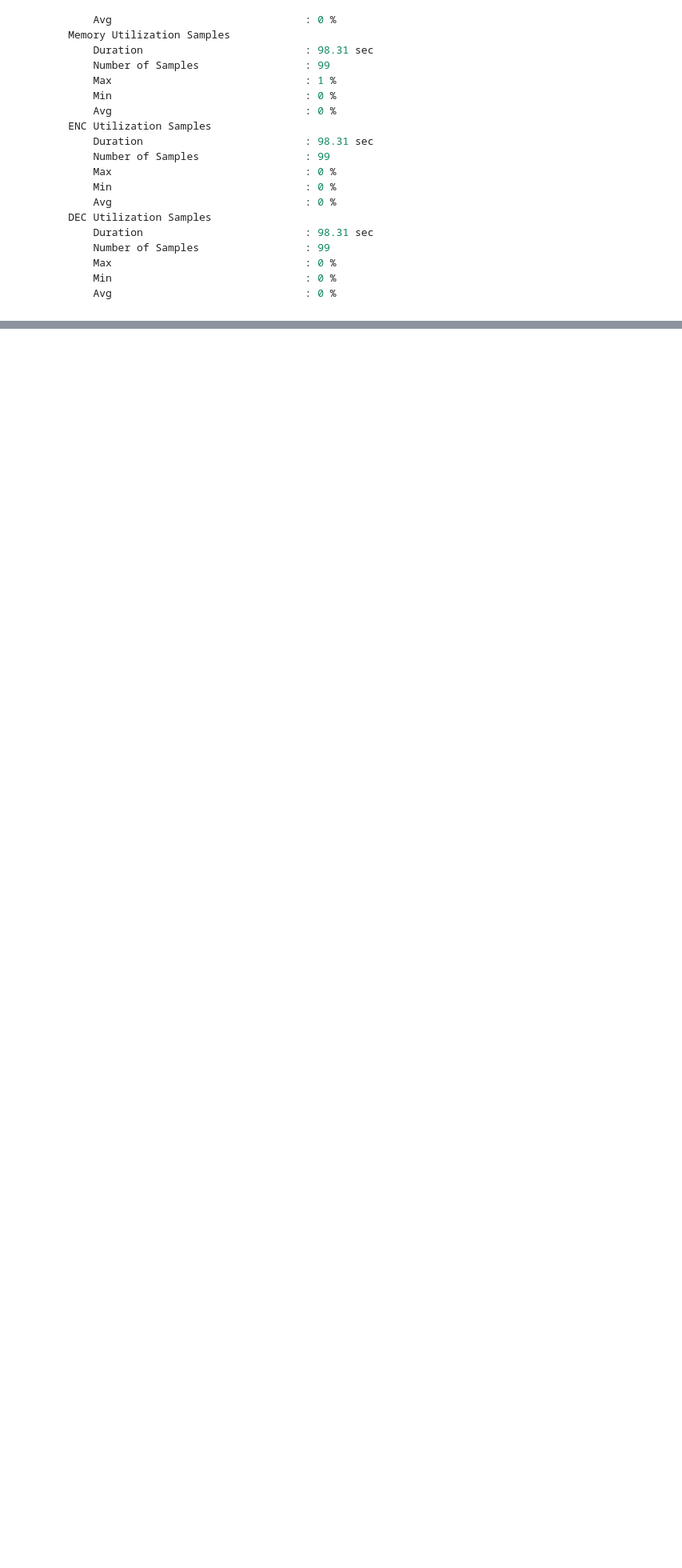
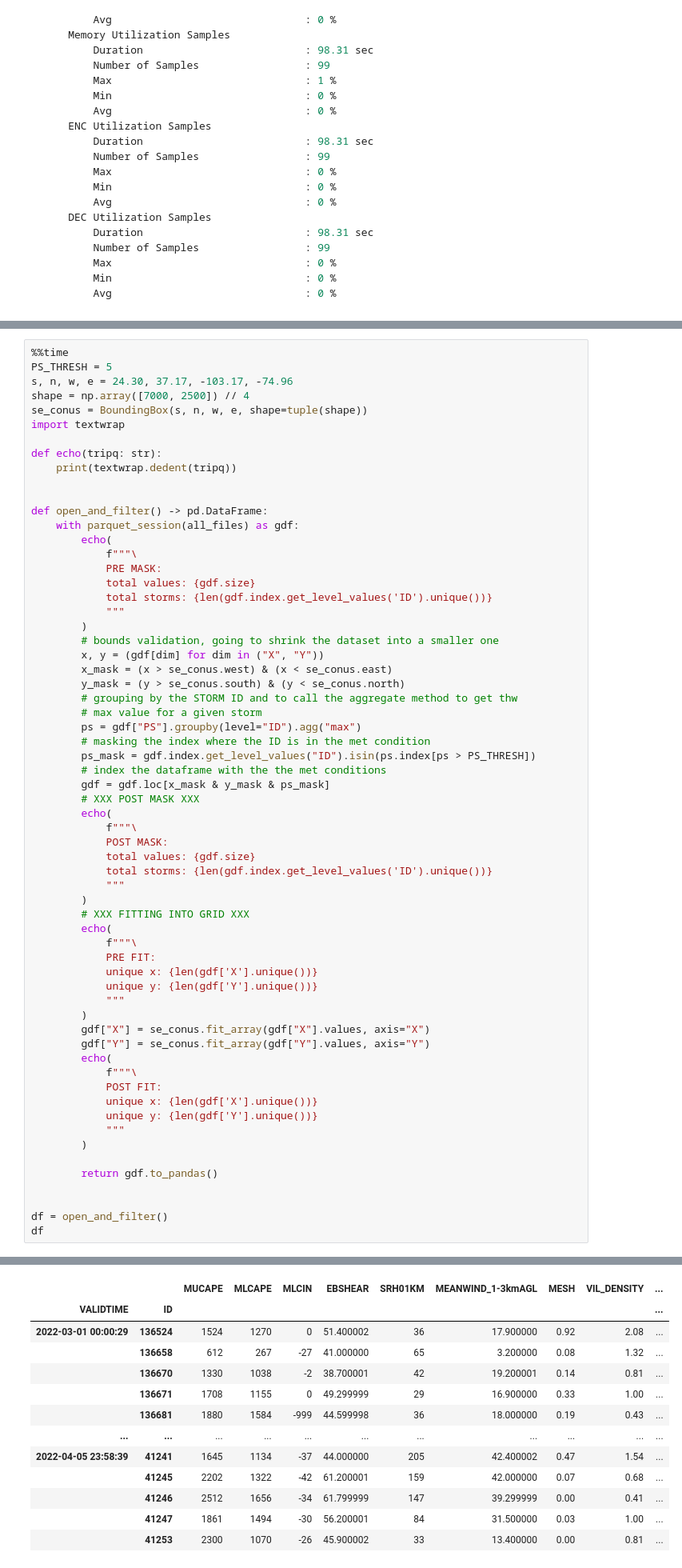
Before and after one commit to leaver2000/griblib, a Jupyter notebook: notebooks/probsevere/2.1-xfer-dask.ipynb, the cells around one changed output, grey strips where cells are left out. Shown at 80% size. Cells and saved outputs as stored; diff of their text form; blank space fills up the shorter version.

```diff
--- a/notebooks/probsevere/2.1-xfer-dask.ipynb
+++ b/notebooks/probsevere/2.1-xfer-dask.ipynb
@@ -329,0 +392,64 @@ Wall time: 543 ms
+# %%
+%%time
+PS_THRESH = 5
+s, n, w, e = 24.30, 37.17, -103.17, -74.96
+shape = np.array([7000, 2500]) // 4
+se_conus = BoundingBox(s, n, w, e, shape=tuple(shape))
+import textwrap
+
+def echo(tripq: str):
+    print(textwrap.dedent(tripq))
+
+
+def open_and_filter() -> pd.DataFrame:
+    with parquet_session(all_files) as gdf:
+        echo(
+            f"""\
+            PRE MASK:
+            total values: {gdf.size}
+            total storms: {len(gdf.index.get_level_values('ID').unique())}
+            """
+        )
+        # bounds validation, going to shrink the dataset into a smaller one
+        x, y = (gdf[dim] for dim in ("X", "Y"))
+        x_mask = (x > se_conus.west) & (x < se_conus.east)
+        y_mask = (y > se_conus.south) & (y < se_conus.north)
+        # grouping by the STORM ID and to call the aggregate method to get thw
+        # max value for a given storm
+        ps = gdf["PS"].groupby(level="ID").agg("max")
+        # masking the index where the ID is in the met condition
+        ps_mask = gdf.index.get_level_values("ID").isin(ps.index[ps > PS_THRESH])
+        # index the dataframe with the the met conditions
+        gdf = gdf.loc[x_mask & y_mask & ps_mask]
+        # XXX POST MASK XXX
+        echo(
+            f"""\
+            POST MASK:
+            total values: {gdf.size}
+            total storms: {len(gdf.index.get_level_values('ID').unique())}
+            """
+        )
+        # XXX FITTING INTO GRID XXX
+        echo(
+            f"""\
+            PRE FIT:
+            unique x: {len(gdf['X'].unique())}
+            unique y: {len(gdf['Y'].unique())}
+            """
+        )
+        gdf["X"] = se_conus.fit_array(gdf["X"].values, axis="X")
+        gdf["Y"] = se_conus.fit_array(gdf["Y"].values, axis="Y")
+        echo(
+            f"""\
+            POST FIT:
+            unique x: {len(gdf['X'].unique())}
+            unique y: {len(gdf['Y'].unique())}
+            """
+        )
+
+        return gdf.to_pandas()
+
+
+df = open_and_filter()
+df
+# %% [output]
@@ -329,0 +474,13 @@ Wall time: 543 ms
+|  |  | MUCAPE | MLCAPE | MLCIN | EBSHEAR | SRH01KM | MEANWIND_1-3kmAGL | MESH | VIL_DENSITY | ... |
+| VALIDTIME | ID |  |  |  |  |  |  |  |  | ... |
+| 2022-03-01 00:00:29 | 136524 | 1524 | 1270 | 0 | 51.400002 | 36 | 17.900000 | 0.92 | 2.08 | ... |
+|  | 136658 | 612 | 267 | -27 | 41.000000 | 65 | 3.200000 | 0.08 | 1.32 | ... |
+|  | 136670 | 1330 | 1038 | -2 | 38.700001 | 42 | 19.200001 | 0.14 | 0.81 | ... |
+|  | 136671 | 1708 | 1155 | 0 | 49.299999 | 29 | 16.900000 | 0.33 | 1.00 | ... |
+|  | 136681 | 1880 | 1584 | -999 | 44.599998 | 36 | 18.000000 | 0.19 | 0.43 | ... |
+| ... | ... | ... | ... | ... | ... | ... | ... | ... | ... | ... |
+| 2022-04-05 23:58:39 | 41241 | 1645 | 1134 | -37 | 44.000000 | 205 | 42.400002 | 0.47 | 1.54 | ... |
+|  | 41245 | 2202 | 1322 | -42 | 61.200001 | 159 | 42.000000 | 0.07 | 0.68 | ... |
+|  | 41246 | 2512 | 1656 | -34 | 61.799999 | 147 | 39.299999 | 0.00 | 0.41 | ... |
+|  | 41247 | 1861 | 1494 | -30 | 56.200001 | 84 | 31.500000 | 0.03 | 1.00 | ... |
+|  | 41253 | 2300 | 1070 | -26 | 45.900002 | 33 | 13.400000 | 0.00 | 0.81 | ... |
```
Also changed, not shown: parts of 12 cells of this notebook, 3 other files.
